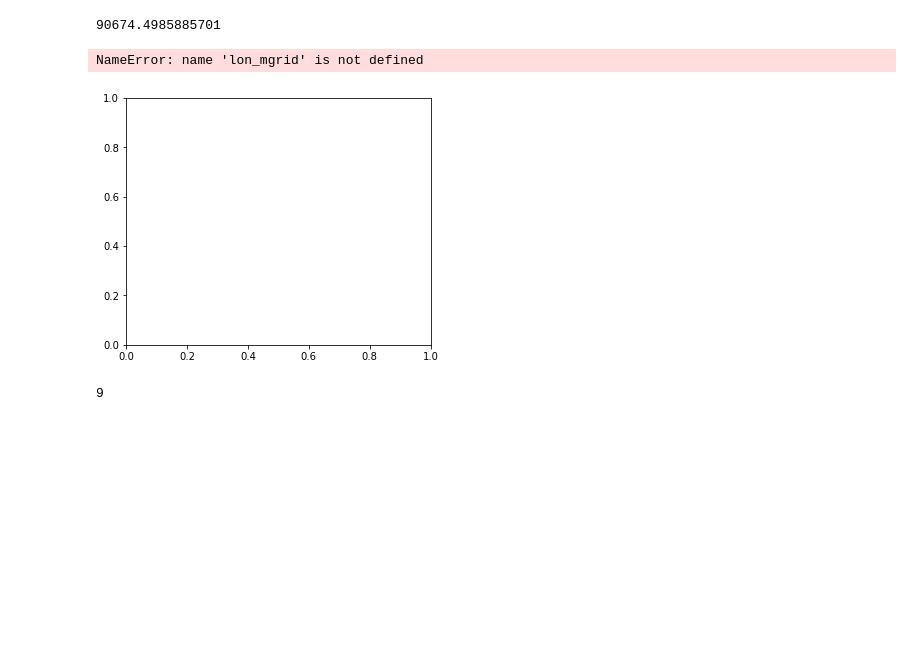
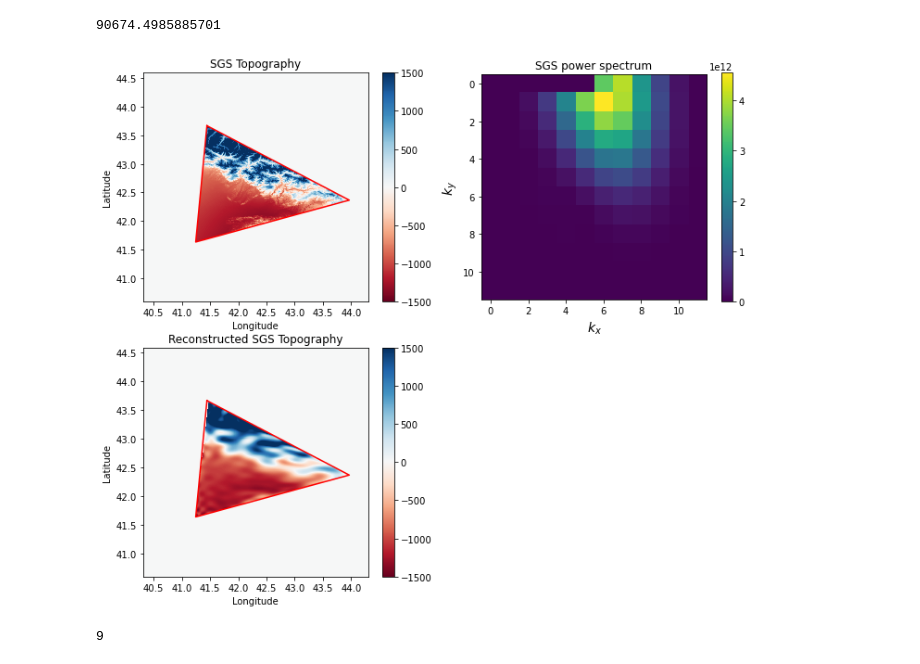
Before and after one commit to ray-chew/CSAM-Fortran, a Jupyter notebook: notebooks/spectrumSGS_ICONgrid_test.ipynb, the cells around one changed output. Saved outputs shown, nothing was run; the diff lists cells and outputs as text; code cells hidden in the pictures; blank space fills up the shorter version.

```diff
--- a/notebooks/spectrumSGS_ICONgrid_test.ipynb
+++ b/notebooks/spectrumSGS_ICONgrid_test.ipynb
@@ -230,8 +230,9 @@ def get_pca(z_masked, plot_diag = False):
 
     supp_img = np.copy(img)
     supp_img[np.where(img < 0.0)] = 0.0
+    supp_img[np.where(img > 0.0)] = 1.0
     # supp_img[np.where(img > 0.0)] = img[inout][np.where(img[inout] > 0.0)].mean()
-#     supp_img -= supp_img.min()
+    # supp_img -= supp_img.min()
     cov = moments_cov(supp_img)
     evals, evecs = np.linalg.eig(cov)
 
@@ -854,51 +1052,50 @@ vmin=-1500; vmax=1500
 # plot the topography within the cell
 ax1 = fig.add_subplot(221)
 # always use pcolormesh for plotting data with fine structures
 sp1 = ax1.pcolormesh(lon_mgrid,lat_mgrid,z_masked,
                      vmin=vmin,vmax=vmax,cmap=mpl.cm.RdBu,shading='auto')
 # draw the cell
 x = np.append(clon_vertices[vid,:],clon_vertices[vid,0])
 y = np.append(clat_vertices[vid,:],clat_vertices[vid,0])
 ax1.plot(x,y,'-r')
 ax1.set_xlabel('Longitude')
 ax1.set_ylabel('Latitude')
 ax1.set_title('SGS Topography')
 fig.colorbar(sp1,ax=ax1)
 
 # plot the spectrum -- Approach 1
-#ax2 = fig.add_subplot(222)
-#sp2 = plt.contourf(np.abs(spec),60)
-#sp2 = plt.contourf(fourier_coeff1.real,60)
-#ax2.set_xlabel(r'$k_x$',fontsize=14)
-#ax2.set_ylabel(r'$k_y$',fontsize=14)
-#ax2.set_title('SGS Spectrum (Approach 1)')
-#cmap = mpl.cm.viridis
-#norm = mpl.colors.Normalize(vmin=-10,vmax=10)
-#plt.colorbar(mpl.cm.ScalarMappable(norm=norm,cmap=cmap))
-#plt.colorbar()
+# ax2 = fig.add_subplot(222)
+# sp2 = plt.contourf(np.abs(spec),60)
+# sp2 = plt.contourf(fourier_coeff1.real,60)
+# ax2.set_xlabel(r'$k_x$',fontsize=14)
+# ax2.set_ylabel(r'$k_y$',fontsize=14)
+# ax2.set_title('SGS Spectrum (Approach 1)')
+# cmap = mpl.cm.viridis
+# norm = mpl.colors.Normalize(vmin=-10,vmax=10)
+# plt.colorbar(mpl.cm.ScalarMappable(norm=norm,cmap=cmap))
+# plt.colorbar()
 
 # plot the spectrum -- Approach 2
-# ax2 = fig.add_subplot(222)
-# sp2 = ax2.contourf(np.abs(fourier_coeff2),60)
-# fig.colorbar(sp2,ax=ax2)
-# ax2.set_xlabel(r'$k_x$',fontsize=14)
-# ax2.set_ylabel(r'$k_y$',fontsize=14)
-# ax2.set_title('SGS power spectrum')
+ax2 = fig.add_subplot(222)
+sp2 = ax2.imshow(np.abs(fourier_coeffs))
+fig.colorbar(sp2,ax=ax2)
+ax2.set_xlabel(r'$k_x$',fontsize=14)
+ax2.set_ylabel(r'$k_y$',fontsize=14)
+ax2.set_title('SGS power spectrum')
 
 # plot the reconstructed data
 ax3 = fig.add_subplot(223)
 sp3 = ax3.pcolormesh(lon_mgrid,lat_mgrid,recons_z_2D,
                      cmap=mpl.cm.RdBu,vmin=vmin,vmax=vmax,shading='auto')
 plt.plot(x,y,'-r')
 ax3.set_xlabel('Longitude')
 ax3.set_ylabel('Latitude')
 ax3.set_title('Reconstructed SGS Topography')
 fig.colorbar(sp3)
 plt.show()
 fig.savefig('SGS_spectrum_recons_andes.jpeg',dpi=300)
 # %% [output]
-NameError: name 'lon_mgrid' is not defined
-[figure, old version]
+[figure, new version]
 # %%
 ZZ = np.load('z.npy')
 # %%
```
Also changed, not shown: parts of 14 cells of this notebook, 1 other file.
